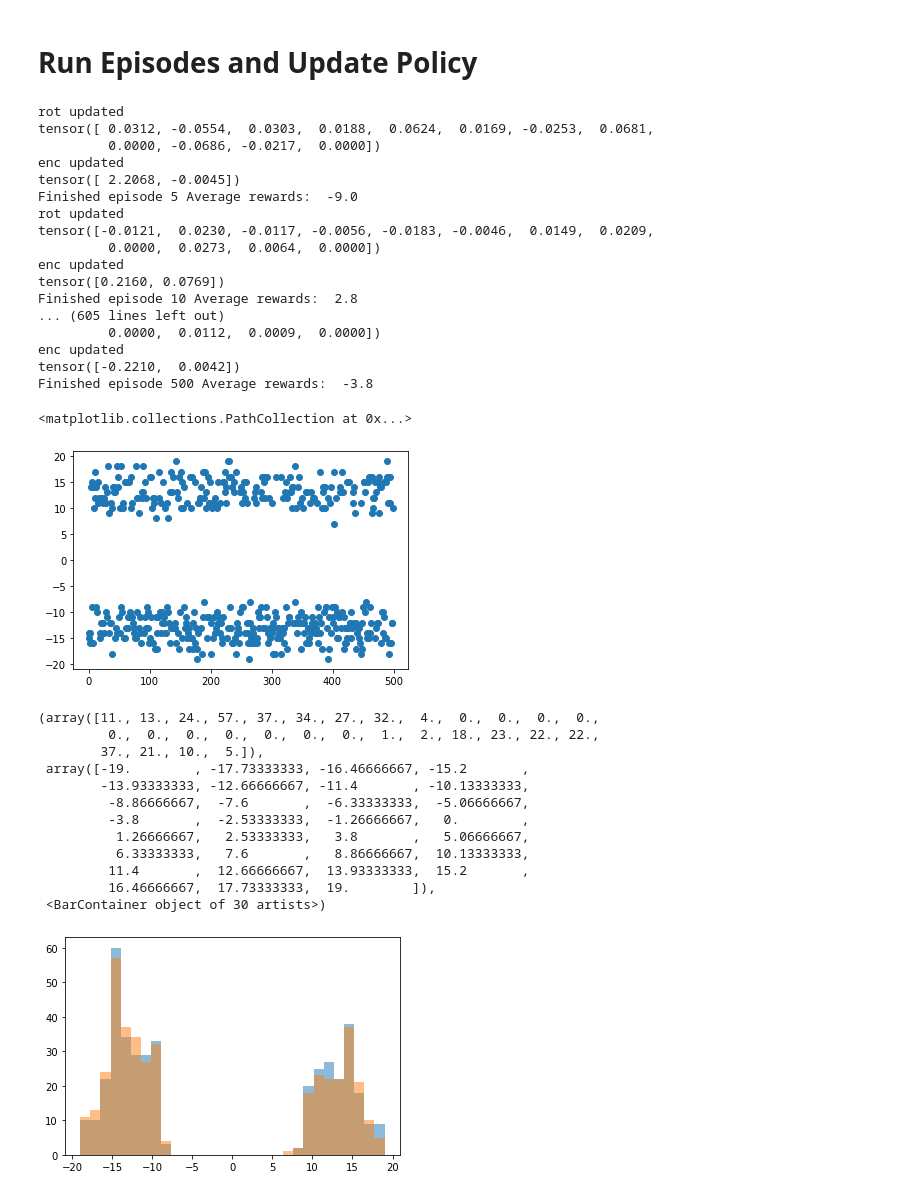
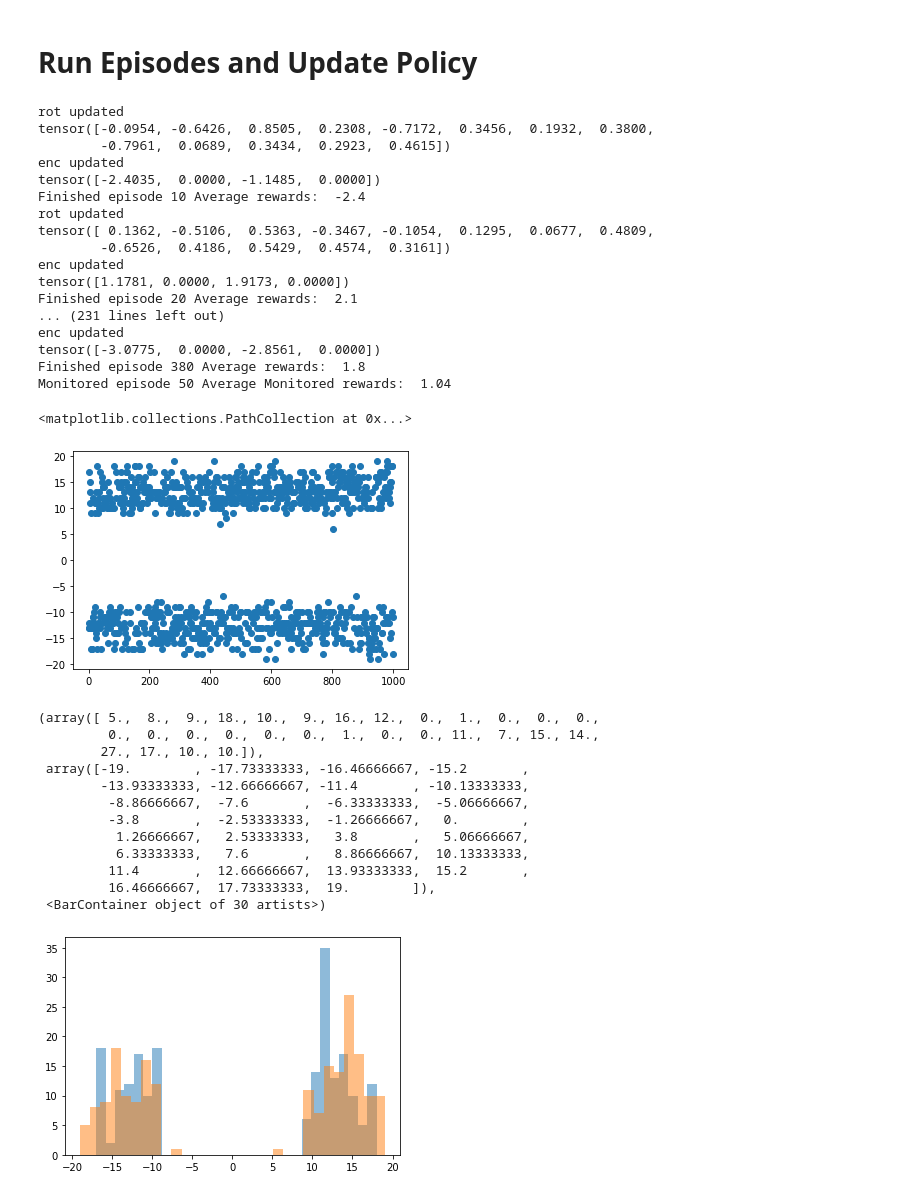
Before and after one commit to anfry15rudals/QuantumCurling, a Jupyter notebook: Qurling_curling_v2.ipynb, the cells around one changed output. Drawn from its saved outputs; the diff is of its cells as text; code cells hidden in the pictures.

```diff
--- a/Qurling_curling_v2.ipynb
+++ b/Qurling_curling_v2.ipynb
@@ -239,7 +239,7 @@ class QuantumAgent():
 #         w_update = torch.mean(weight_grad, dim=0) / batch_size
 
         with torch.no_grad():
-            self.policy.rot_param_vals += self.lr*rot_update
+            self.policy.rot_param_vals += 10* self.lr*rot_update
             self.policy.enc_param_vals += self.lr*enc_update
 #             self.policy.w += 5 * w_update
 
@@ -274,4 +274,4 @@ class QuantumAgent():
 n_qubits = 2 # Dimension of Input
 n_layers = 1
 n_actions = 2 # Dimention of output
-agent = QuantumAgent(input_state_dim = n_qubits, n_actions=n_actions, n_layers=n_layers, ansatz='base')
+agent = QuantumAgent(input_state_dim = n_qubits, n_actions=n_actions, n_layers=n_layers, ansatz='universal_encoding')
@@ -341,8 +339,8 @@ if env_name == "CartPole-v1":
 elif env_name == 'Curling':
     state_bounds = np.array([2*np.pi/60, 1])
 gamma = 1
-batch_size = 5
-n_episodes = 500
+batch_size = 10
+n_episodes = 1000
 # %%
 # Start training the agent
 episode_reward_history = []
@@ -381,7 +379,7 @@ for batch in tqdm(range(n_episodes // batch_size)):
     print('Finished episode', (batch + 1) * batch_size,
           'Average rewards: ', avg_rewards)
 
-    if batch % 5 == 1:
+    if batch % 2 == 1:
         # Gather episodes
         episodes_monitor = gather_episodes(state_bounds, n_actions, agent, 50, env_name)
 
@@ -404,44 +402,44 @@ for batch in tqdm(range(n_episodes // batch_size)):
         break
 # %% [output]
 rot updated
-tensor([ 0.0312, -0.0554,  0.0303,  0.0188,  0.0624,  0.0169, -0.0253,  0.0681,
-         0.0000, -0.0686, -0.0217,  0.0000])
+tensor([-0.0954, -0.6426,  0.8505,  0.2308, -0.7172,  0.3456,  0.1932,  0.3800,
+        -0.7961,  0.0689,  0.3434,  0.2923,  0.4615])
 enc updated
-tensor([ 2.2068, -0.0045])
-Finished episode 5 Average rewards:  -9.0
+tensor([-2.4035,  0.0000, -1.1485,  0.0000])
+Finished episode 10 Average rewards:  -2.4
 rot updated
-tensor([-0.0121,  0.0230, -0.0117, -0.0056, -0.0183, -0.0046,  0.0149,  0.0209,
-         0.0000,  0.0273,  0.0064,  0.0000])
+tensor([ 0.1362, -0.5106,  0.5363, -0.3467, -0.1054,  0.1295,  0.0677,  0.4809,
+        -0.6526,  0.4186,  0.5429,  0.4574,  0.3161])
 enc updated
-tensor([0.2160, 0.0769])
-Finished episode 10 Average rewards:  2.8
-... (605 lines left out)
-         0.0000,  0.0112,  0.0009,  0.0000])
+tensor([1.1781, 0.0000, 1.9173, 0.0000])
+Finished episode 20 Average rewards:  2.1
+... (231 lines left out)
 enc updated
-tensor([-0.2210,  0.0042])
-Finished episode 500 Average rewards:  -3.8
+tensor([-3.0775,  0.0000, -2.8561,  0.0000])
+Finished episode 380 Average rewards:  1.8
+Monitored episode 50 Average Monitored rewards:  1.04
 # %%
 plt.scatter(range(len(episode_reward_history)), episode_reward_history)
 # %% [output]
 <matplotlib.collections.PathCollection at 0x...>
-[figure, old version]
+[figure, new version]
 # %%
-plt.hist(episode_reward_history[:400], bins=30, alpha=0.5, label='init')
-plt.hist(episode_reward_history[-400:], bins=30, alpha=0.5, label='last')
+plt.hist(episode_reward_history[:200], bins=30, alpha=0.5, label='init')
+plt.hist(episode_reward_history[-200:], bins=30, alpha=0.5, label='last')
 # %% [output]
-(array([11., 13., 24., 57., 37., 34., 27., 32.,  4.,  0.,  0.,  0.,  0.,
-         0.,  0.,  0.,  0.,  0.,  0.,  0.,  1.,  2., 18., 23., 22., 22.,
-        37., 21., 10.,  5.]),
+(array([ 5.,  8.,  9., 18., 10.,  9., 16., 12.,  0.,  1.,  0.,  0.,  0.,
+         0.,  0.,  0.,  0.,  0.,  0.,  1.,  0.,  0., 11.,  7., 15., 14.,
+        27., 17., 10., 10.]),
  array([-19.        , -17.73333333, -16.46666667, -15.2       ,
         -13.93333333, -12.66666667, -11.4       , -10.13333333,
          -8.86666667,  -7.6       ,  -6.33333333,  -5.06666667,
          -3.8       ,  -2.53333333,  -1.26666667,   0.        ,
           1.26666667,   2.53333333,   3.8       ,   5.06666667,
           6.33333333,   7.6       ,   8.86666667,  10.13333333,
          11.4       ,  12.66666667,  13.93333333,  15.2       ,
          16.46666667,  17.73333333,  19.        ]),
  <BarContainer object of 30 artists>)
-[figure, old version]
+[figure, new version]
 # %%
 plt.plot(monitor_reward_history)
 # %% [output]
```
Also changed, not shown: parts of 3 cells of this notebook, 1 other file.
